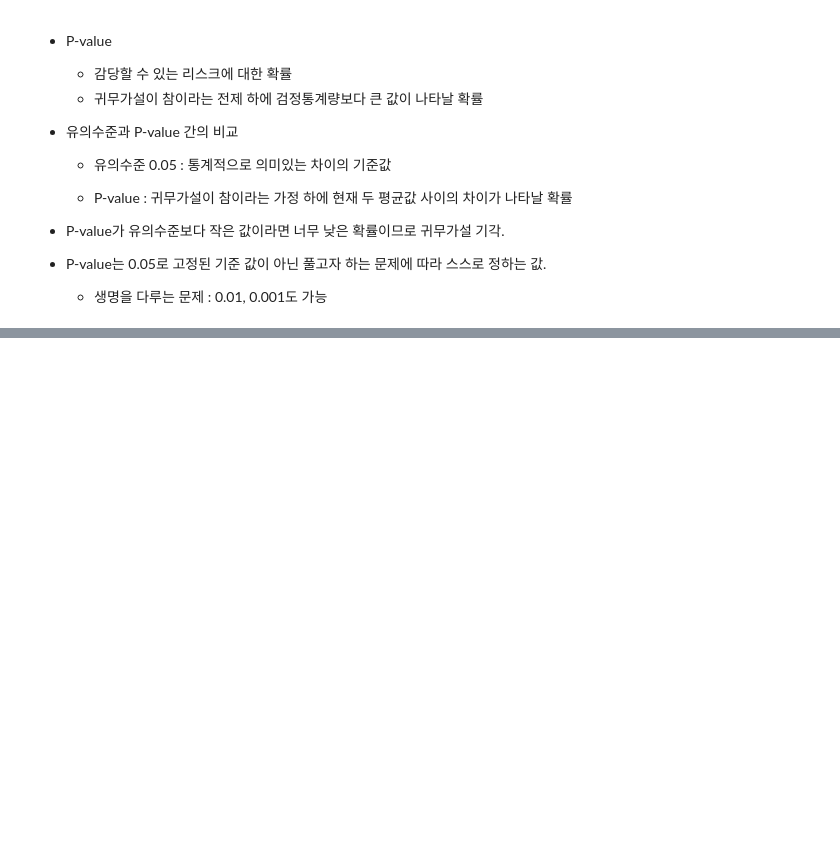
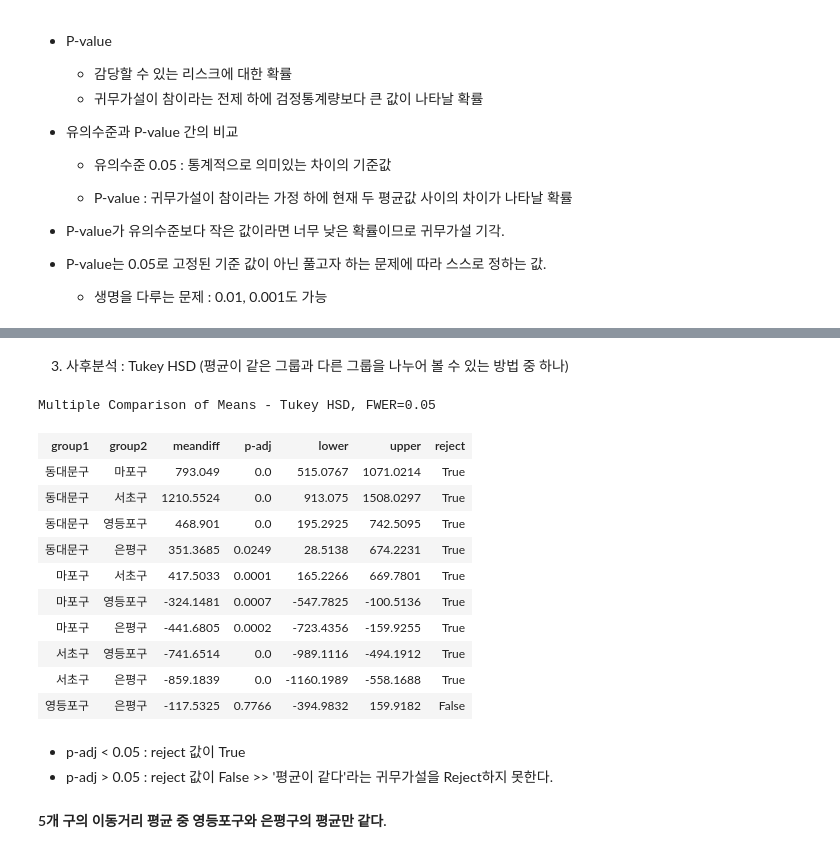
Before and after one commit to Yerial1125/e_learning1, a Jupyter notebook: Untitled.ipynb, the cells around one changed output, grey strips where cells are left out. Cells and saved outputs as stored; diff of their text form; code cells hidden in the pictures; blank space fills up the shorter version.

```diff
--- a/Untitled.ipynb
+++ b/Untitled.ipynb
@@ -728,0 +790,25 @@ Ttest_indResult(statistic=-4.002195758414915, pvalue=6.298774059911862e-05)
+# %% [markdown]
+3. 사후분석 : Tukey HSD (평균이 같은 그룹과 다른 그룹을 나누어 볼 수 있는 방법 중 하나)
+# %%
+from statsmodels.stats.multicomp import pairwise_tukeyhsd
+
+hsd = pairwise_tukeyhsd(bike_data2.Distance, bike_data2.Gu)
+hsd.summary()
+# %% [output]
+Multiple Comparison of Means - Tukey HSD, FWER=0.05
+| group1 | group2 | meandiff | p-adj | lower | upper | reject |
+| 동대문구 | 마포구 | 793.049 | 0.0 | 515.0767 | 1071.0214 | True |
+| 동대문구 | 서초구 | 1210.5524 | 0.0 | 913.075 | 1508.0297 | True |
+| 동대문구 | 영등포구 | 468.901 | 0.0 | 195.2925 | 742.5095 | True |
+| 동대문구 | 은평구 | 351.3685 | 0.0249 | 28.5138 | 674.2231 | True |
+| 마포구 | 서초구 | 417.5033 | 0.0001 | 165.2266 | 669.7801 | True |
+| 마포구 | 영등포구 | -324.1481 | 0.0007 | -547.7825 | -100.5136 | True |
+| 마포구 | 은평구 | -441.6805 | 0.0002 | -723.4356 | -159.9255 | True |
+| 서초구 | 영등포구 | -741.6514 | 0.0 | -989.1116 | -494.1912 | True |
+| 서초구 | 은평구 | -859.1839 | 0.0 | -1160.1989 | -558.1688 | True |
+| 영등포구 | 은평구 | -117.5325 | 0.7766 | -394.9832 | 159.9182 | False |
+# %% [markdown]
+- p-adj < 0.05 : reject 값이 True
+- p-adj > 0.05 : reject 값이 False >> '평균이 같다'라는 귀무가설을 Reject하지 못한다.
+
+#### 5개 구의 이동거리 평균 중 영등포구와 은평구의 평균만 같다.
```
Also changed, not shown: parts of 9 cells of this notebook.
